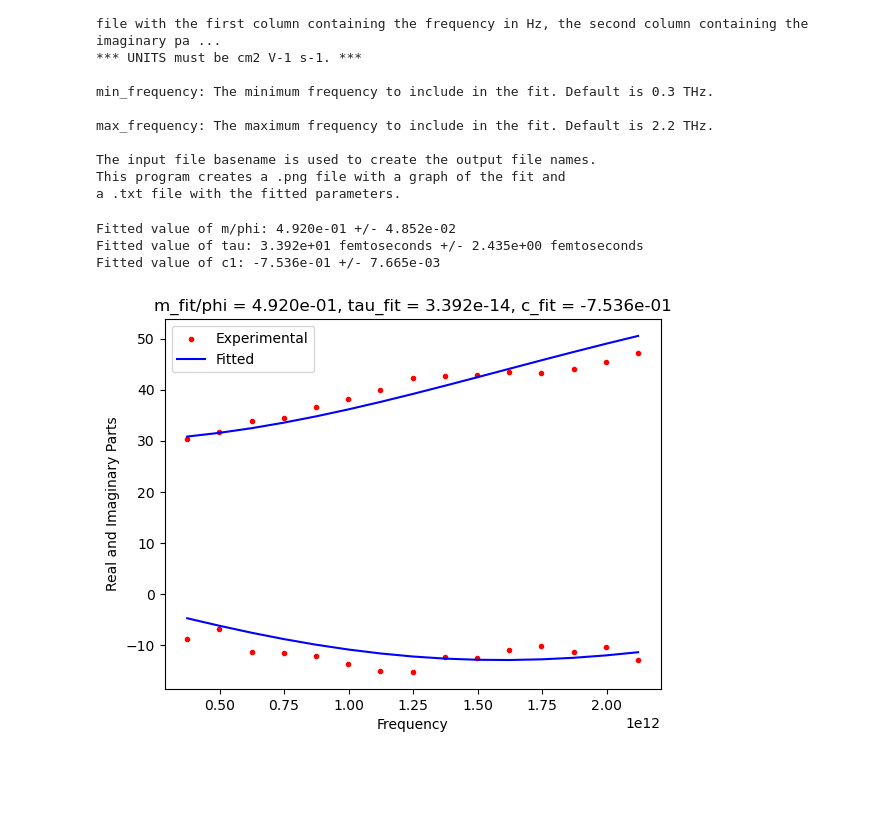
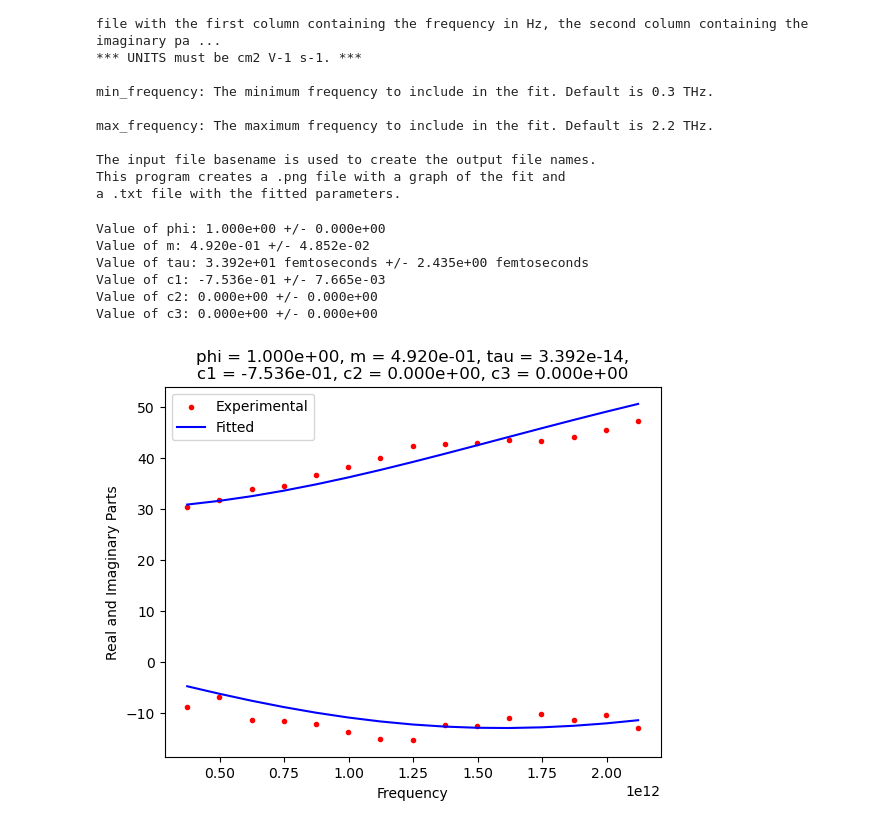
Before and after one commit to sebranchett/drude-smith-fit, a Jupyter notebook: jupyter_drude_smith.ipynb, the cells around one changed output. Saved outputs shown, nothing was run; the diff lists cells and outputs as text; code cells hidden in the pictures; blank space fills up the shorter version.

```diff
--- a/jupyter_drude_smith.ipynb
+++ b/jupyter_drude_smith.ipynb
@@ -33,35 +53,56 @@ frequencies, complex_numbers = read_csv(
     filename, min_frequency, max_frequency
 )
 # %%
-fitted_complex_numbers, m_fit, tau_fit, c1_fit, std_dev = perform_fit(
-    frequencies, complex_numbers
-)
+fitted_complex_numbers, \
+    [phi_fit, m_fit, tau_fit, c1_fit, c2_fit, c3_fit], \
+    std_dev = perform_fit(
+        frequencies, complex_numbers
+    )
 
-print("Fitted value of m/phi:", '{:.3e}'.format(m_fit), "+/-", '{:.3e}'.format(std_dev[0]))
-print("Fitted value of tau:", '{:.3e}'.format(tau_fit),
-      "femtoseconds +/-", '{:.3e}'.format(std_dev[1]), 'femtoseconds')  # Convert to femtoseconds
-print("Fitted value of c1:", '{:.3e}'.format(c1_fit), "+/-", '{:.3e}'.format(std_dev[2]))
+print("Value of phi:", '{:.3e}'.format(phi_fit),
+        "+/-", '{:.3e}'.format(std_dev[0]))
+print("Value of m:", '{:.3e}'.format(m_fit),
+        "+/-", '{:.3e}'.format(std_dev[1]))
+print("Value of tau:", '{:.3e}'.format(tau_fit),
+        "femtoseconds +/-", '{:.3e}'.format(std_dev[2]), 'femtoseconds')
+print("Value of c1:", '{:.3e}'.format(c1_fit),
+        "+/-", '{:.3e}'.format(std_dev[3]))
+print("Value of c2:", '{:.3e}'.format(c2_fit),
+        "+/-", '{:.3e}'.format(std_dev[4]))
+print("Value of c3:", '{:.3e}'.format(c3_fit),
+        "+/-", '{:.3e}'.format(std_dev[5]))
 
 plot_experimental_and_fitted_data(
     frequencies, complex_numbers, fitted_complex_numbers,
-    "m_fit/phi = %.3e, tau_fit = %.3e, c_fit = %.3e"
-    % (m_fit, tau_fit * 1E-15, c1_fit),
+    "phi = %.3e, m = %.3e, tau = %.3e,\nc1 = %.3e, c2 = %.3e, c3 = %.3e"
+    % (phi_fit, m_fit, tau_fit * 1E-15, c1_fit, c2_fit, c3_fit),
     image_filename
 )  # Convert to femtoseconds
 
 with open(txt_filename, 'w') as file:
-    file.writelines("# m/phi, std, tau(fs), std, c1, std\n")
     file.writelines(
+        "# phi, std, m, std, tau(fs), std, c1, std, c2, std, c3, std\n"
+    )
+    file.writelines(
+        "{:.3e}".format(phi_fit) + ", " +
+        "{:.3e}".format(std_dev[0]) + ", " +
         "{:.3e}".format(m_fit) + ", " +
-        "{:.3e}".format(std_dev[0]) + ", " +
+        "{:.3e}".format(std_dev[1]) + ", " +
         "{:.3e}".format(tau_fit) + ", " +
-        "{:.3e}".format(std_dev[1]) + ", " +
+        "{:.3e}".format(std_dev[2]) + ", " +
         "{:.3e}".format(c1_fit) + ", " +
-        "{:.3e}".format(std_dev[2]) +
+        "{:.3e}".format(std_dev[3]) + ", " +
+        "{:.3e}".format(c2_fit) + ", " +
+        "{:.3e}".format(std_dev[4]) + ", " +
+        "{:.3e}".format(c3_fit) + ", " +
+        "{:.3e}".format(std_dev[5]) +
         "\n"
     )
 # %% [output]
-Fitted value of m/phi: 4.920e-01 +/- 4.852e-02
-Fitted value of tau: 3.392e+01 femtoseconds +/- 2.435e+00 femtoseconds
-Fitted value of c1: -7.536e-01 +/- 7.665e-03
+Value of phi: 1.000e+00 +/- 0.000e+00
+Value of m: 4.920e-01 +/- 4.852e-02
+Value of tau: 3.392e+01 femtoseconds +/- 2.435e+00 femtoseconds
+Value of c1: -7.536e-01 +/- 7.665e-03
+Value of c2: 0.000e+00 +/- 0.000e+00
+Value of c3: 0.000e+00 +/- 0.000e+00
-[figure, old version]
+[figure, new version]
```
Also changed, not shown: parts of 3 cells of this notebook, 1 other file.
